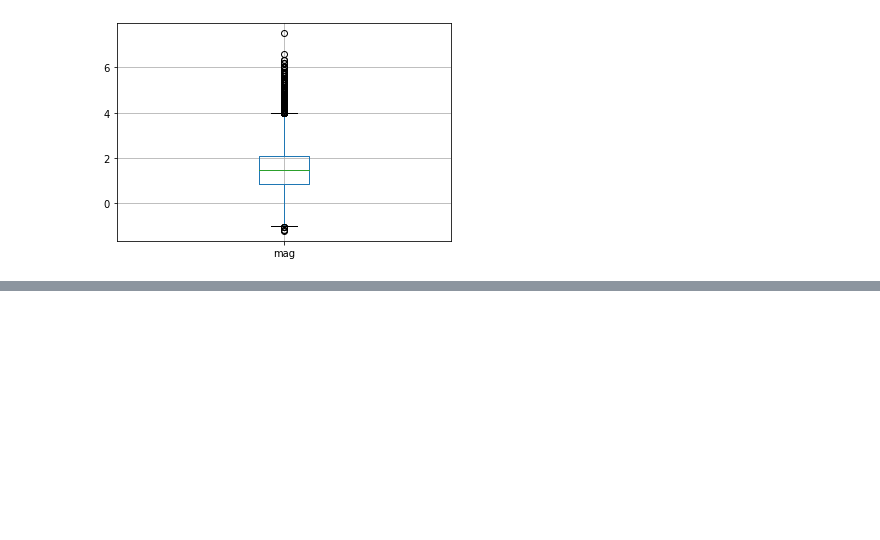
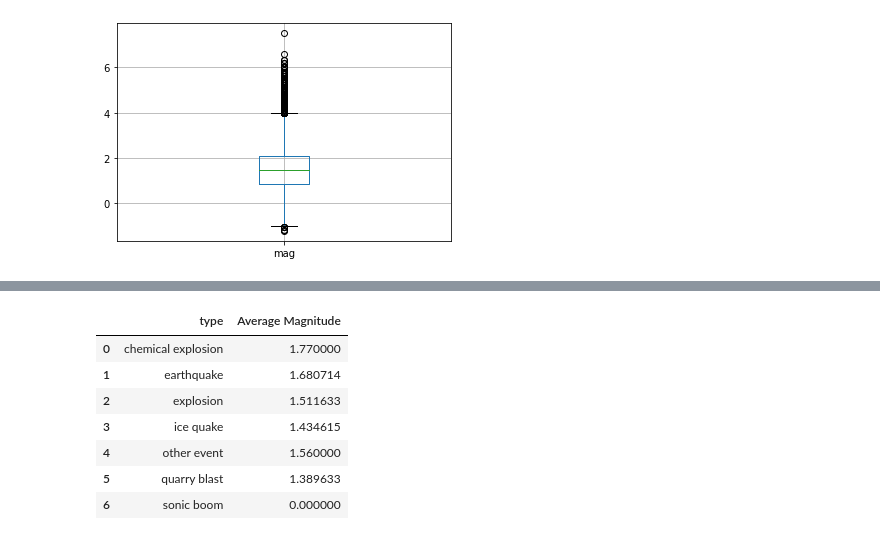
Before and after one commit to catstacks/TDADSAssignments, a Jupyter notebook: Earthquake_Visualisations.ipynb, the cells around one changed output, grey strips where cells are left out. Saved outputs shown, nothing was run; the diff lists cells and outputs as text; code cells hidden in the pictures; blank space fills up the shorter version.

```diff
--- a/Earthquake_Visualisations.ipynb
+++ b/Earthquake_Visualisations.ipynb
@@ -55,0 +106,13 @@ earthquakes.boxplot(column='mag', ax=ax)
+# %%
+averageMag = averageMag.to_frame('Average Magnitude')
+averageMag.reset_index(inplace=True)
+averageMag
+# %% [output]
+|  | type | Average Magnitude |
+| 0 | chemical explosion | 1.770000 |
+| 1 | earthquake | 1.680714 |
+| 2 | explosion | 1.511633 |
+| 3 | ice quake | 1.434615 |
+| 4 | other event | 1.560000 |
+| 5 | quarry blast | 1.389633 |
+| 6 | sonic boom | 0.000000 |
```
Also changed, not shown: parts of 6 cells of this notebook, 1 other file.
